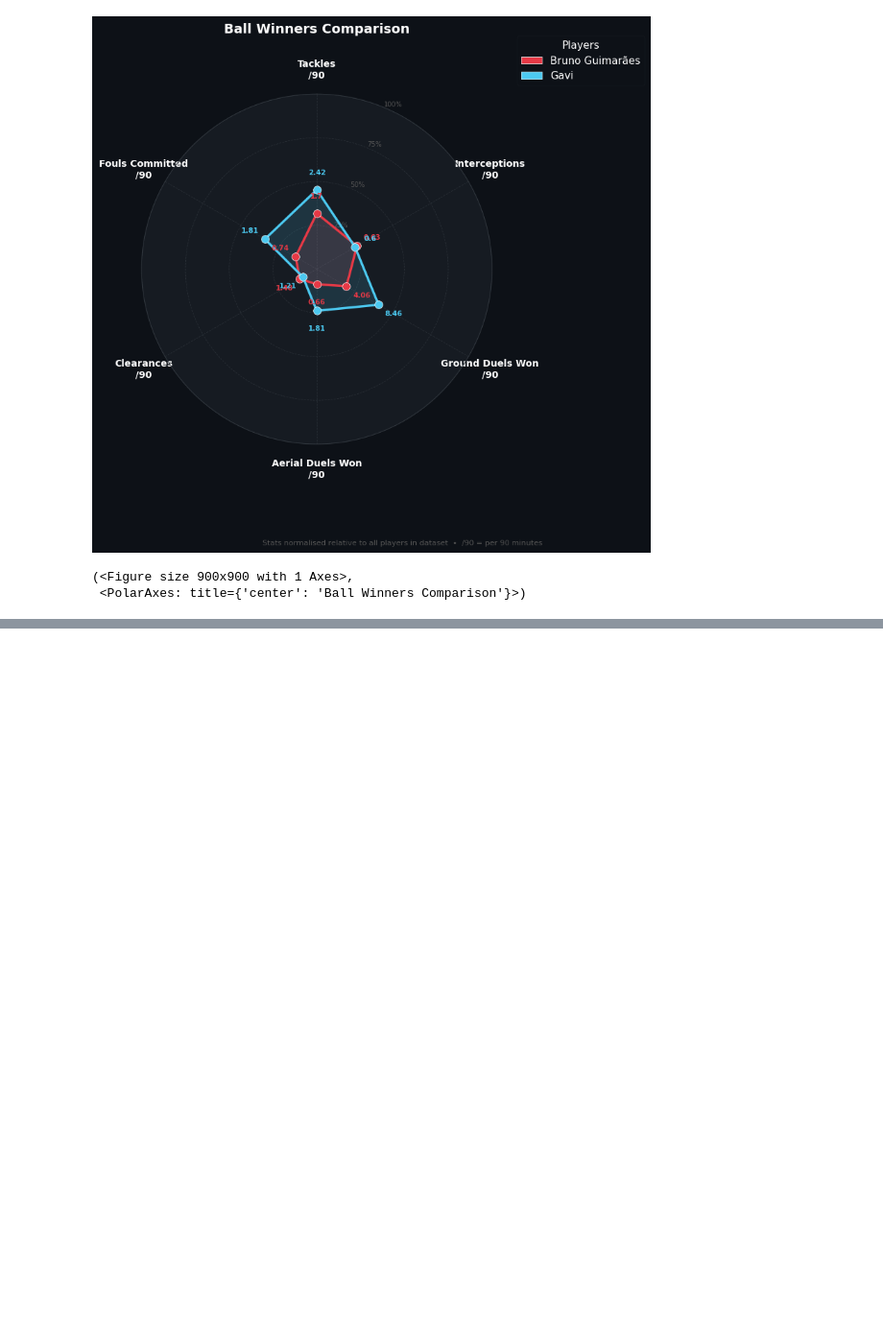
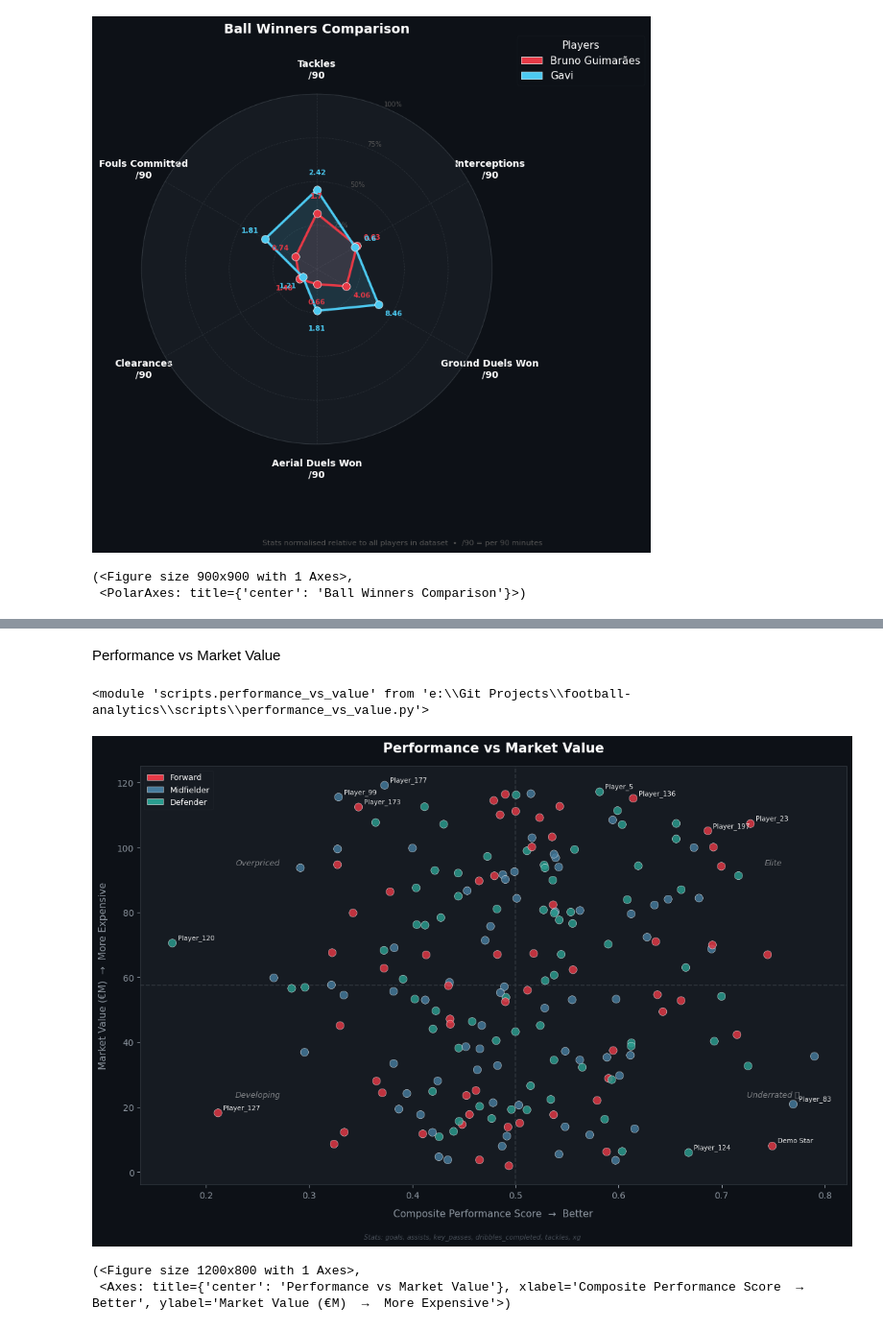
Before and after one commit to amenhany/football-analytics, a Jupyter notebook: notebooks/04_analysis_and_visualization.ipynb, the cells around one changed output, grey strips where cells are left out. Shown at 96% size. Drawn from its saved outputs; the diff is of its cells as text; code cells hidden in the pictures; blank space fills up the shorter version.

Commit message:
implemented visualization files (1- performance vs value and 2- role comparison)

```diff
--- a/notebooks/04_analysis_and_visualization.ipynb
+++ b/notebooks/04_analysis_and_visualization.ipynb
@@ -30,0 +94,27 @@ plot_radar(
+# %% [markdown]
+ Performance vs Market Value
+# %%
+import importlib
+import scripts.performance_vs_value
+
+importlib.reload(scripts.performance_vs_value)
+# %% [output]
+<module 'scripts.performance_vs_value' from 'e:\\Git Projects\\football-analytics\\scripts\\performance_vs_value.py'>
+# %%
+from scripts.performance_vs_value import plot_performance_vs_value
+
+plot_performance_vs_value(
+    df,
+    perf_cols=["goals", "assists", "key_passes",
+               "dribbles_completed", "tackles", "xg"],
+    value_col="market_value_eur",
+    name_col="player",
+    role_col="position",
+    role_filter=None,
+    top_n_labels=12,
+    save_path=None,
+)
+# %% [output]
+[figure, added]
+(<Figure size 1200x800 with 1 Axes>,
+ <Axes: title={'center': 'Performance vs Market Value'}, xlabel='Composite Performance Score  →  Better', ylabel='Market Value (€M)  →  More Expensive'>)
```
Also changed, not shown: parts of 4 cells of this notebook, 3 other files.
